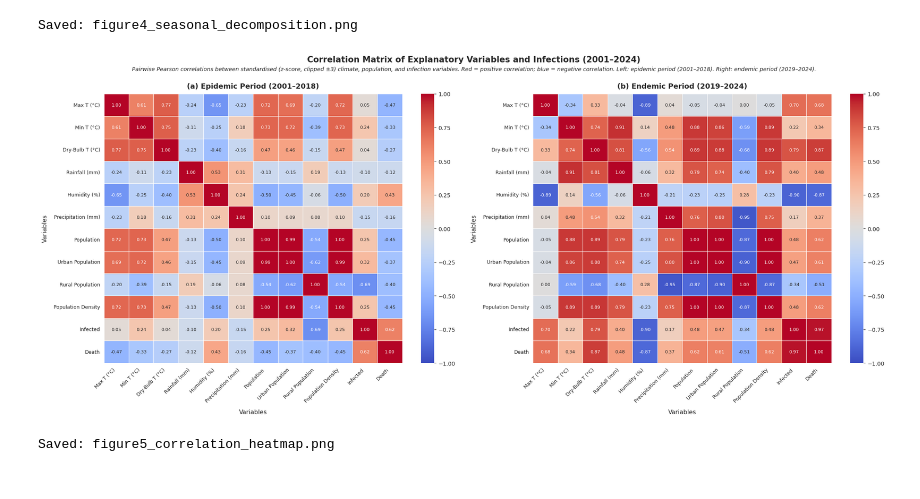
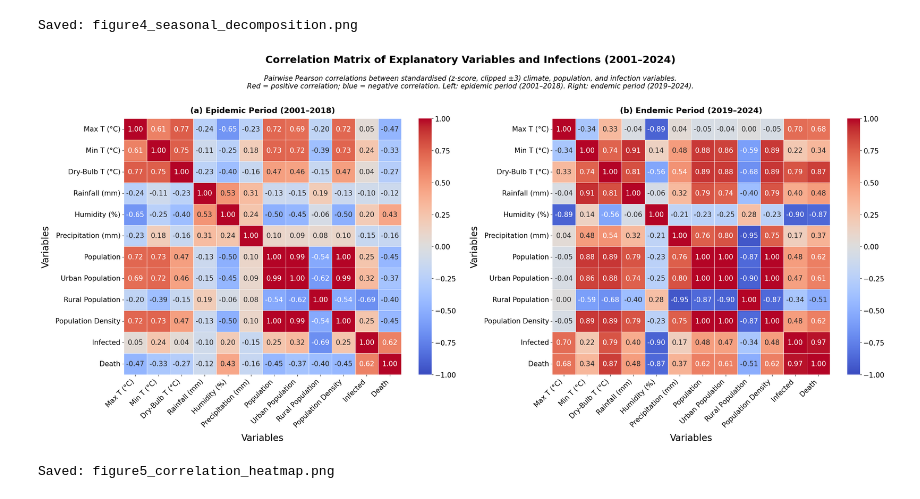
Before and after one commit to awnonbhowmik/DENV-Data-Analysis, a Jupyter notebook: refine_fig.ipynb, the cells around one changed output. Saved outputs shown, nothing was run; the diff lists cells and outputs as text; code cells hidden in the pictures.

Commit message:
updated font size and layouts

```diff
--- a/refine_fig.ipynb
+++ b/refine_fig.ipynb
@@ -909,58 +859,53 @@ corr_epidemic = make_corr(data_epidemic)
 corr_endemic  = make_corr(data_endemic)
 
 # ── Figure ─────────────────────────────────────────────────────────────────────
-fig, axes = plt.subplots(1, 2, figsize=(22, 9))
+fig, axes = plt.subplots(1, 2, figsize=(26, 12))
 
 fig.suptitle(
     "Correlation Matrix of Explanatory Variables and Infections (2001–2024)",
-    fontsize=15, fontweight='bold', y=1.02
+    fontsize=22, fontweight='bold', y=0.98
 )
 fig.text(
-    0.5, 0.99,
-    "Pairwise Pearson correlations between standardised (z-score, clipped ±3) climate, "
-    "population, and infection variables. "
-    "Red = positive correlation; blue = negative correlation. "
-    "Left: epidemic period (2001–2018). Right: endemic period (2019–2024).",
-    ha='center', va='top', fontsize=10, style='italic', wrap=True
+    0.5, 0.93,
+    "Pairwise Pearson correlations between standardised (z-score, clipped ±3) climate, population, and infection variables.\n"
+    "Red = positive correlation; blue = negative correlation. Left: epidemic period (2001–2018). Right: endemic period (2019–2024).",
+    ha='center', va='top', fontsize=15, style='italic'
 )
 
 heatmap_kw = dict(
     annot=True, cmap="coolwarm", cbar=True,
     fmt=".2f", linewidths=0.5, vmin=-1, vmax=1,
-    annot_kws={"size": 8}
+    annot_kws={"size": 15},
+    cbar_kws={"shrink": 1}
 )
 
 for ax, corr, title in zip(
     axes,
     [corr_epidemic, corr_endemic],
     ["(a) Epidemic Period (2001–2018)", "(b) Endemic Period (2019–2024)"]
 ):
     sns.heatmap(corr, ax=ax, **heatmap_kw)
-    ax.set_title(title, fontsize=13, fontweight='bold', pad=10)
-    ax.set_xlabel("Variables", fontsize=11, labelpad=10)
-    ax.set_ylabel("Variables", fontsize=11, labelpad=10)
-    # Explicit tick label calls ensure seaborn does not suppress them
-    ax.set_xticklabels(ax.get_xticklabels(), rotation=45, ha='right', fontsize=9)
-    ax.set_yticklabels(ax.get_yticklabels(), rotation=0, fontsize=9)
+    ax.collections[0].colorbar.ax.tick_params(labelsize=15)  # ← colorbar tick font size
+    ax.set_title(title, fontsize=17, fontweight='bold', pad=12)
+    ax.set_xlabel("Variables", fontsize=20, labelpad=10)
+    ax.set_ylabel("Variables", fontsize=20, labelpad=10)
+    ax.set_xticklabels(ax.get_xticklabels(), rotation=45, ha='right', fontsize=15)
+    ax.set_yticklabels(ax.get_yticklabels(), rotation=0, fontsize=15)
 
 # ── Caption ────────────────────────────────────────────────────────────────────
-# caption = ("Figure 5: Pairwise correlation heatmap of climate and demographic variables "
-#     "with dengue infection and death counts in Bangladesh. "
-#     "Values range from −1 (strong negative) to +1 (strong positive). "
-#     "Both panels use the same colour scale for direct comparison.")
 caption = ("")
 fig.text(
     0.5, -0.02,
     caption,
-    ha='center', va='top', fontsize=9, style='italic', wrap=True
+    ha='center', va='top', fontsize=13, style='italic'
 )
 
-plt.tight_layout()
+plt.tight_layout(rect=[0, 0, 1, 0.90])  # reserve top 10% for title + subtitle
 plt.savefig("figure5_correlation_heatmap.png", dpi=300, bbox_inches="tight")
 plt.show()
 print("Saved: figure5_correlation_heatmap.png")
 # %% [output]
-[figure, old version]
+[figure, new version]
 Saved: figure5_correlation_heatmap.png
 # %%
 """
```
Also changed, not shown: parts of 3 cells of this notebook, 6 other files.
